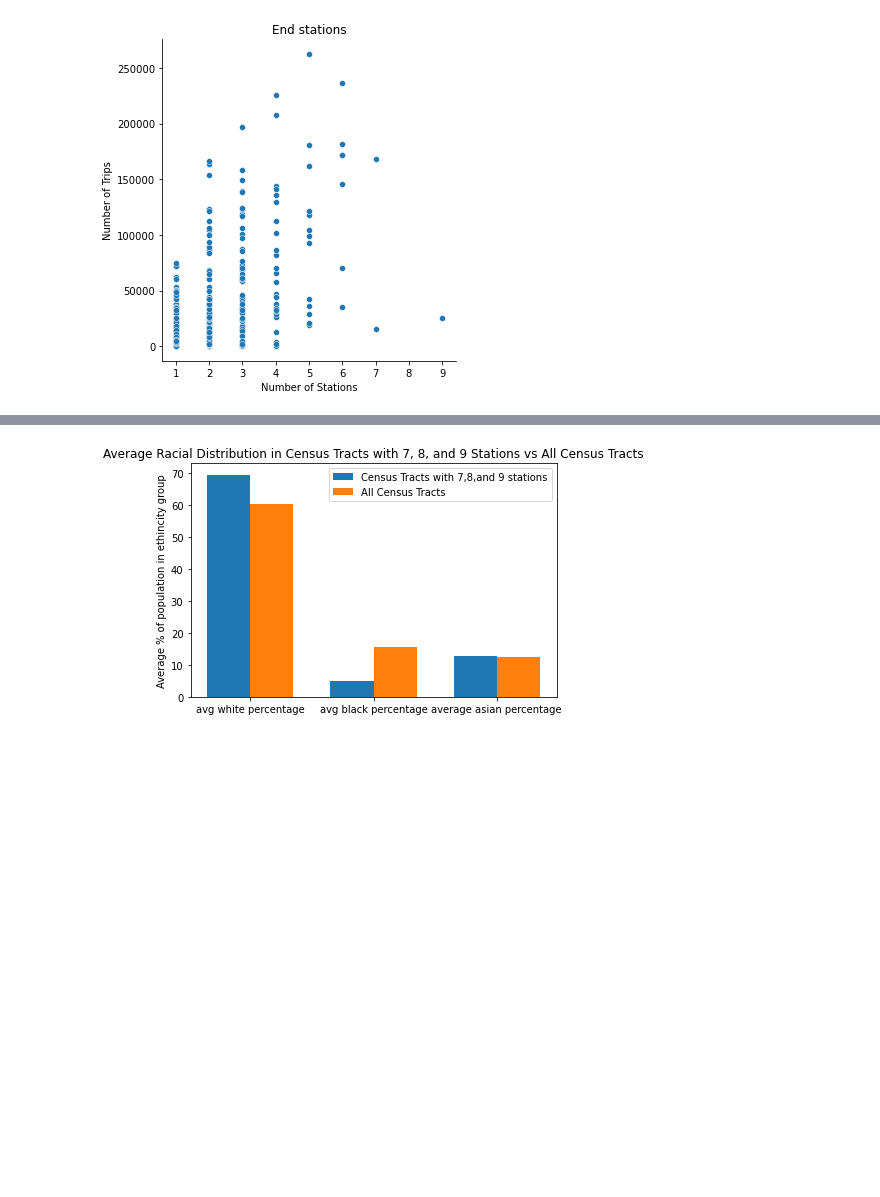
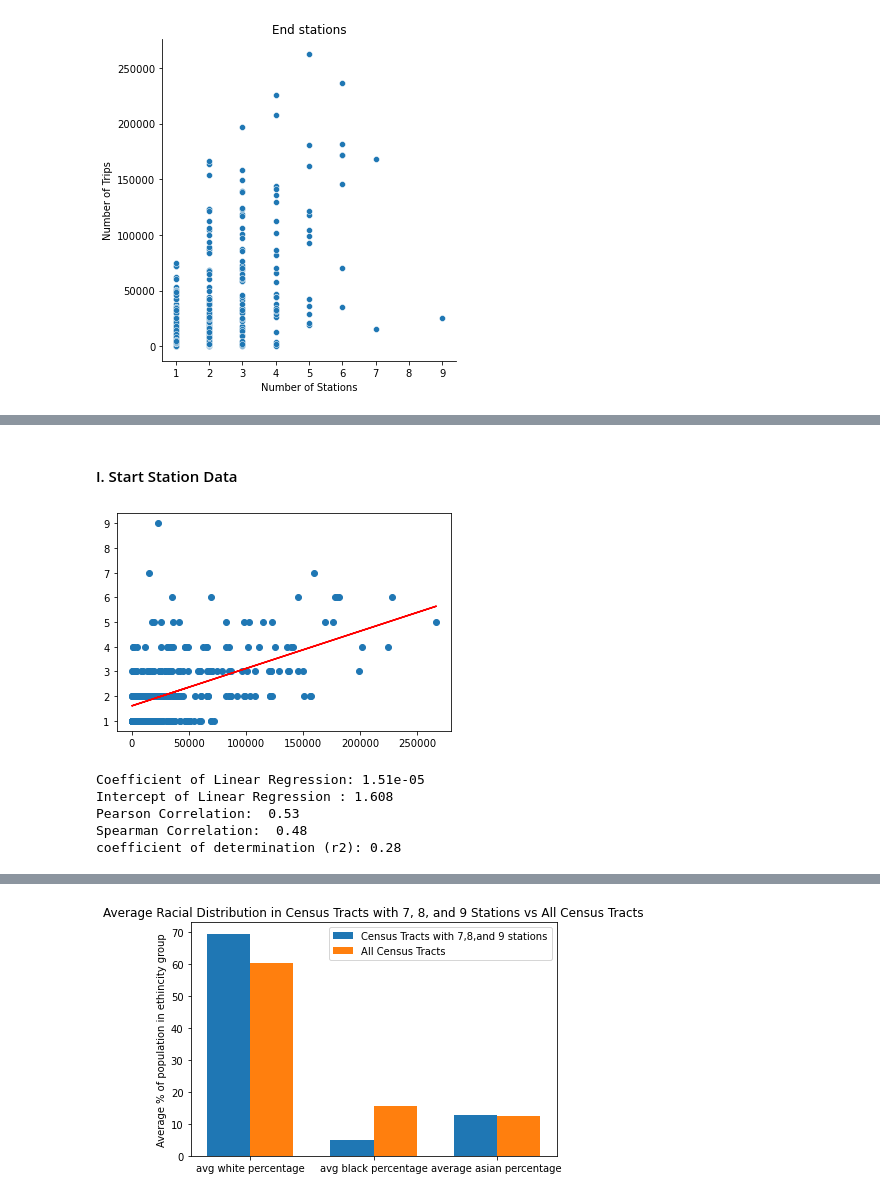
Before and after one commit to shljessie/INFO-2950, a Jupyter notebook: project_phase_submissions/final.ipynb, the cells around one changed output, grey strips where cells are left out. Drawn from its saved outputs; the diff is of its cells as text; code cells hidden in the pictures; blank space fills up the shorter version.

```diff
--- a/project_phase_submissions/final.ipynb
+++ b/project_phase_submissions/final.ipynb
@@ -342,0 +379,42 @@ plt.show()
+# %% [markdown]
+#### I. Start Station Data
+# %%
+X = trips_start_df.iloc[:, 2].values.reshape(-1, 1)
+Y = trips_start_df.iloc[:, 1].values.reshape(-1, 1)
+linear_regressor = LinearRegression()
+lr=linear_regressor.fit(X, Y)
+Y_pred = linear_regressor.predict(X)
+plt.scatter(X, Y)
+plt.plot(X, Y_pred, color='red')
+plt.show()
+
+print("Coefficient of Linear Regression: {:.3g}".format(lr.coef_[0][0]))
+print("Intercept of Linear Regression : {:.3f}".format(lr.intercept_[0]))
+
+# pearson and spearman correlation calculation
+pear_corr=trips_start_df['Number of Stations'].corr(trips_start_df['Number of Trips'])
+sp_corr= trips_start_df['Number of Stations'].corr(trips_start_df['Number of Trips'],method='spearman')
+
+print('Pearson Correlation: ',"{:.2f}".format(pear_corr))
+print('Spearman Correlation: ',"{:.2f}".format(sp_corr))
+
+residual = Y-Y_pred
+mean_Y= np.mean(Y)
+
+#find the sum of residual squared
+rsq=residual *residual
+ssr =sum(rsq)
+
+#find sum of total sqaured
+sst = sum((Y-mean_Y)**2)
+
+#coefficient of determination
+deter=ssr/sst
+print("coefficient of determination (r2): {:.2f}".format(1-deter[0]))
+# %% [output]
+[figure, added]
+Coefficient of Linear Regression: 1.51e-05
+Intercept of Linear Regression : 1.608
+Pearson Correlation:  0.53
+Spearman Correlation:  0.48
+coefficient of determination (r2): 0.28
```
Also changed, not shown: parts of 17 cells of this notebook.
